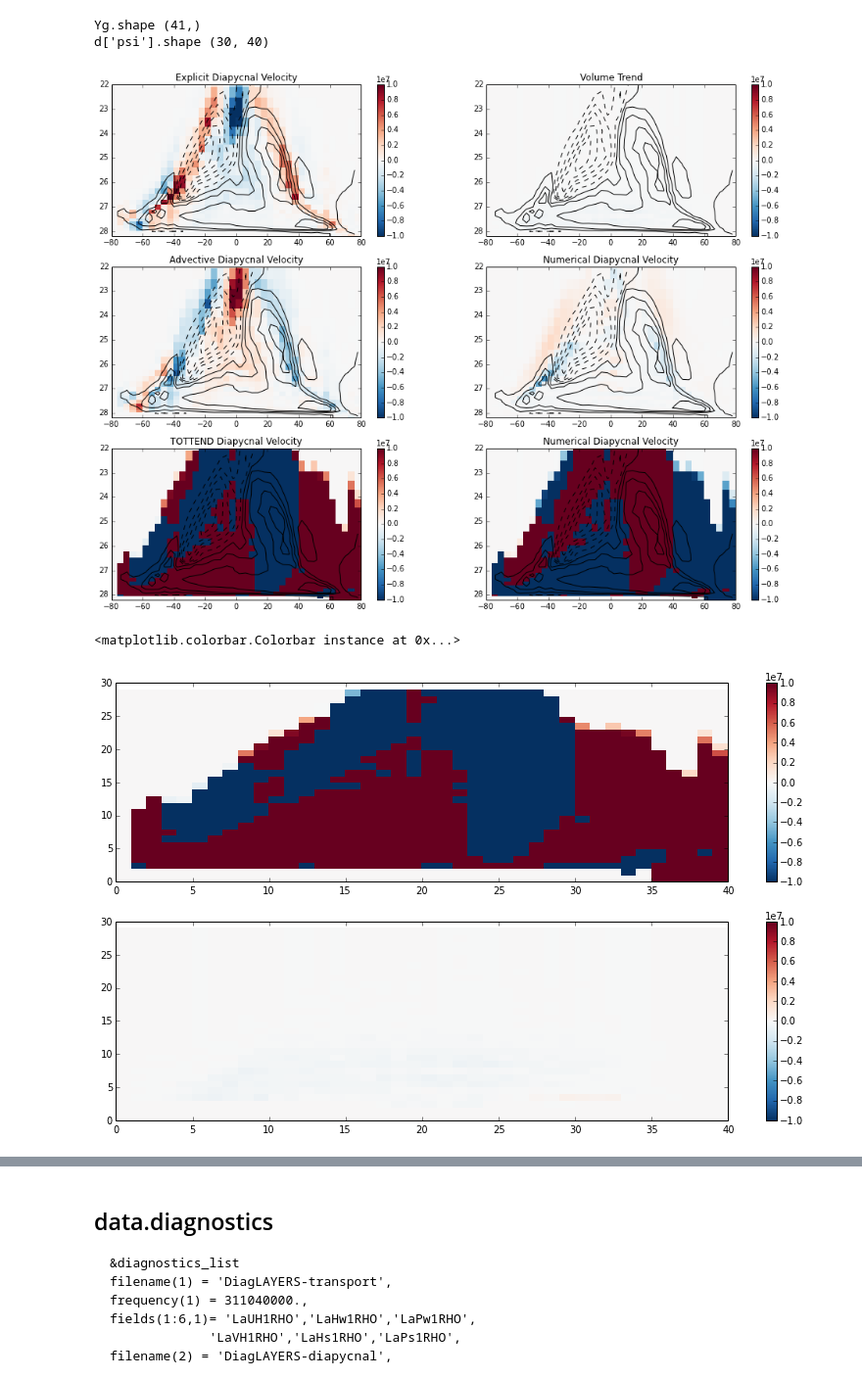
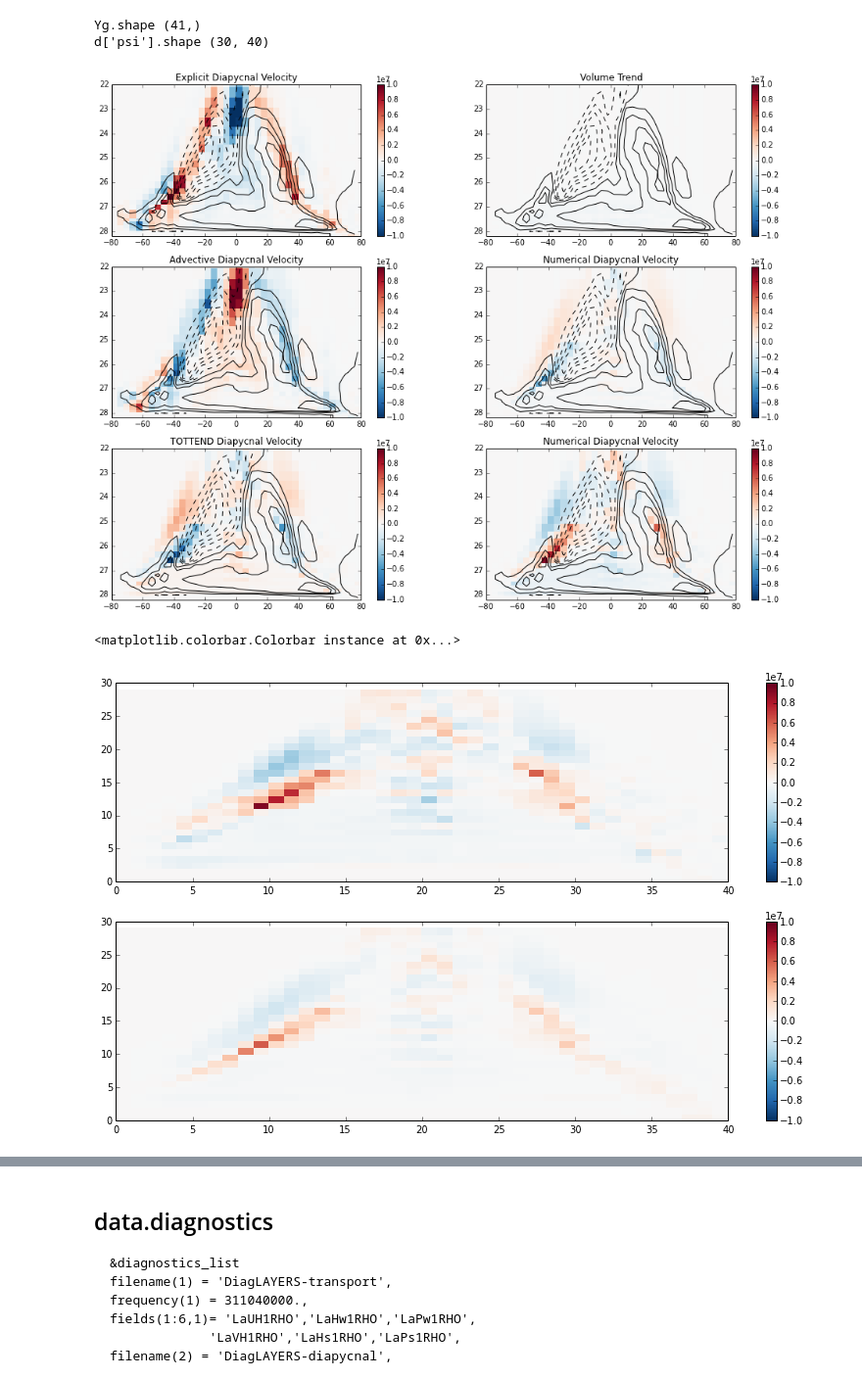
Before and after one commit to dhruvbalwada/watermass, a Jupyter notebook: global_latlon_layers_analysis/layers_analysis_with_module.ipynb, the cells around one changed output, grey strips where cells are left out. Shown at 98% size. Drawn from its saved outputs; the diff is of its cells as text; code cells hidden in the pictures.

```diff
--- a/global_latlon_layers_analysis/layers_analysis_with_module.ipynb
+++ b/global_latlon_layers_analysis/layers_analysis_with_module.ipynb
@@ -12,7 +12,7 @@ plt.rcParams['figure.figsize'] = (14,8)
 import helper
 reload(helper)
 
-ddir = '/Users/rpa/RND/GCM/global_oce_latlon_layers/run'
+ddir = '/Users/rpa/RND/GCM/global_oce_latlon_layers/run/'
 
 N = 2
 
@@ -56,17 +56,17 @@ helper.plot_diapycnal_velocities(d, r=1e7, direct=True)
 # %% [output]
 Yg.shape (41,)
 d['psi'].shape (30, 40)
-[figure, old version]
+[figure, new version]
 # %%
 plt.subplot(211)
-plt.pcolormesh(d['diapycnal_vel_tottend'].sum(axis=-1), cmap='RdBu_r')
+plt.pcolormesh(-d['diapycnal_vel_tottend'].sum(axis=-1), cmap='RdBu_r')
 plt.clim([-1e7,1e7])
 plt.colorbar()
 
 plt.subplot(212)
-plt.pcolormesh(d['dvol_dt'].sum(axis=-1), cmap='RdBu_r')
+plt.pcolormesh((d['advective_vel_direct'] + d['diapycnal_vel'].sum(axis=0)) .sum(axis=-1), cmap='RdBu_r')
 plt.clim([-1e7,1e7])
 plt.colorbar()
 # %% [output]
 <matplotlib.colorbar.Colorbar instance at 0x...>
-[figure, old version]
+[figure, new version]
```
Also changed, not shown: parts of 3 cells of this notebook, 2 other files.
